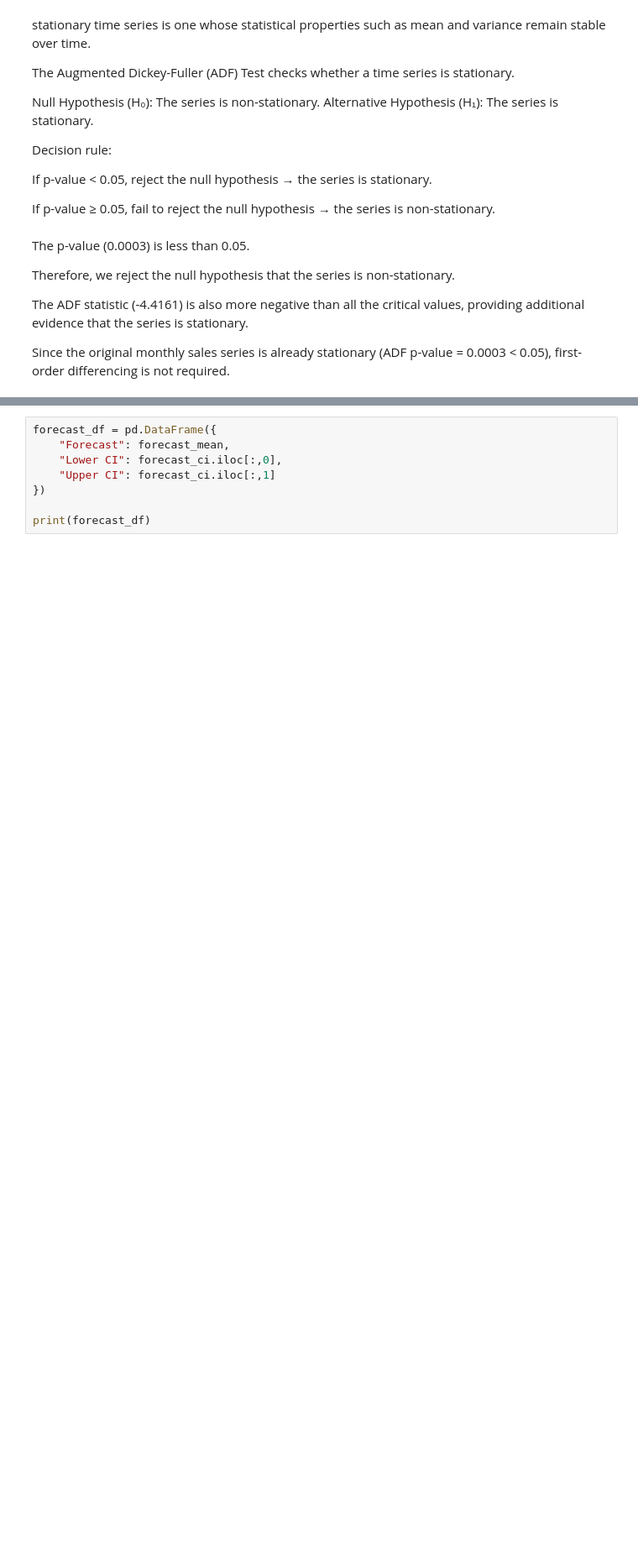
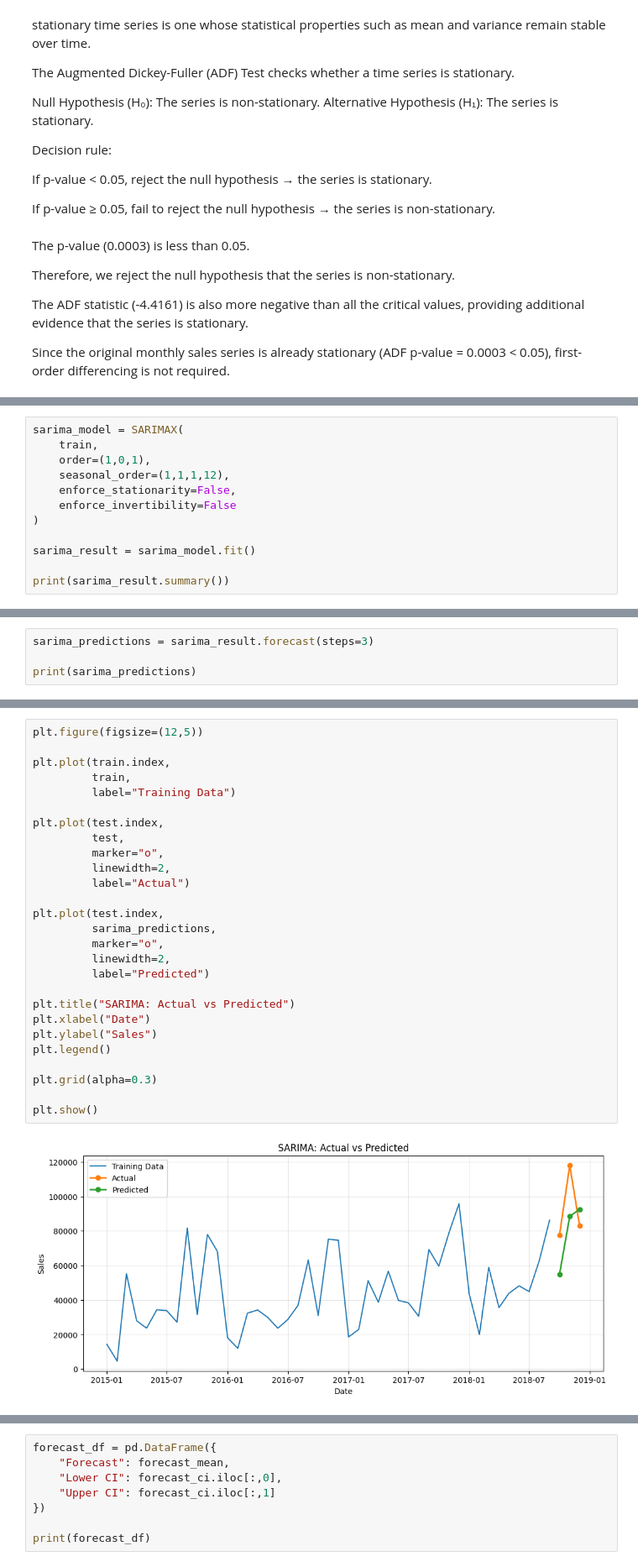
Before and after one commit to Vasumitt123/End-to-End-Sales-Forecasting-Demand-Intelligence-System, a Jupyter notebook: Analyis.ipynb, the cells around one changed output, grey strips where cells are left out. Shown at 84% size. Cells and saved outputs as stored; diff of their text form; blank space fills up the shorter version.

```diff
--- a/Analyis.ipynb
+++ b/Analyis.ipynb
@@ -565,0 +539,12 @@ Warnings:
+# %%
+sarima_model = SARIMAX(
+    train,
+    order=(1,0,1),
+    seasonal_order=(1,1,1,12),
+    enforce_stationarity=False,
+    enforce_invertibility=False
+)
+
+sarima_result = sarima_model.fit()
+
+print(sarima_result.summary())
@@ -565,0 +569,4 @@ Warnings:
+# %%
+sarima_predictions = sarima_result.forecast(steps=3)
+
+print(sarima_predictions)
@@ -565,0 +578,29 @@ Warnings:
+# %%
+plt.figure(figsize=(12,5))
+
+plt.plot(train.index,
+         train,
+         label="Training Data")
+
+plt.plot(test.index,
+         test,
+         marker="o",
+         linewidth=2,
+         label="Actual")
+
+plt.plot(test.index,
+         sarima_predictions,
+         marker="o",
+         linewidth=2,
+         label="Predicted")
+
+plt.title("SARIMA: Actual vs Predicted")
+plt.xlabel("Date")
+plt.ylabel("Sales")
+plt.legend()
+
+plt.grid(alpha=0.3)
+
+plt.show()
+# %% [output]
+[figure, added]
```
Also changed, not shown: parts of 82 cells of this notebook, 19 other files.
